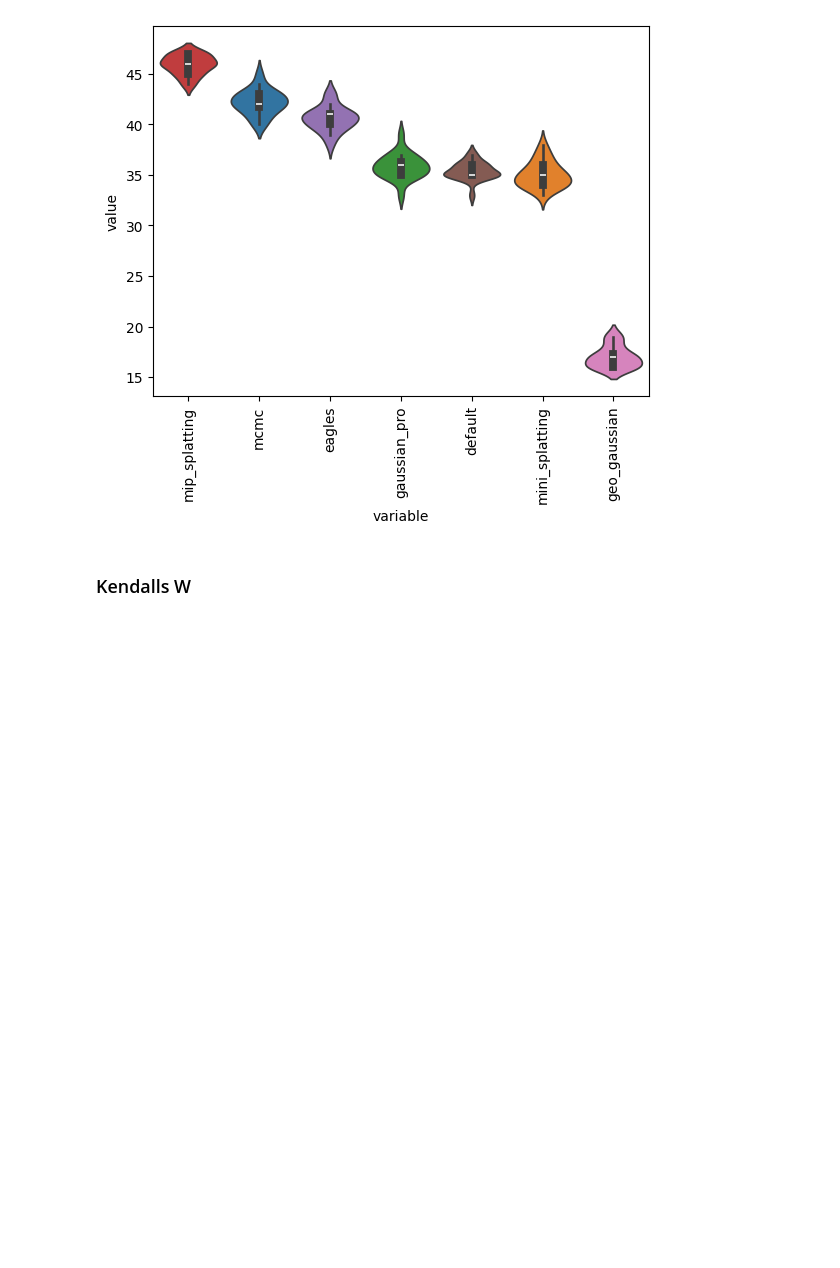
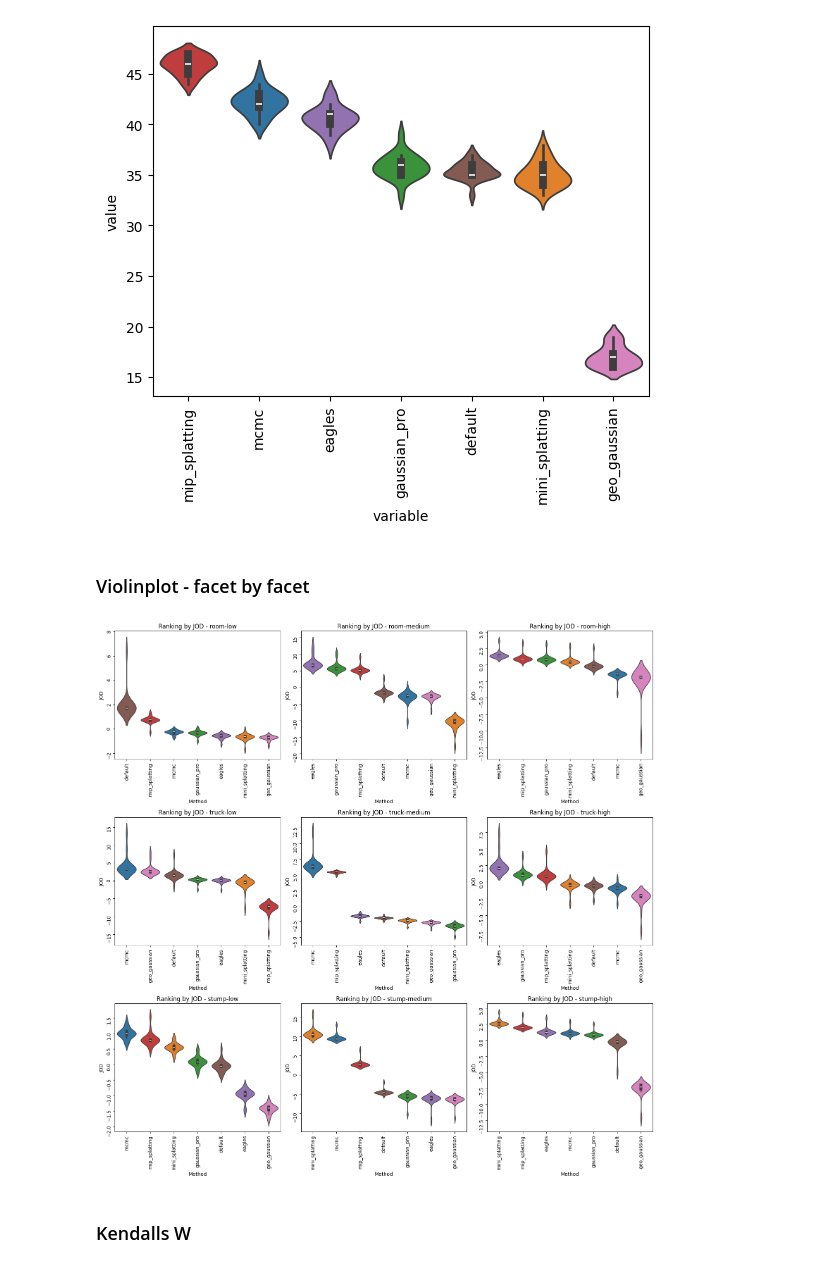
Before and after one commit to PaulErpen/final-data-analysis, a Jupyter notebook: joint-data-analysis.ipynb, the cells around one changed output. Cells and saved outputs as stored; diff of their text form; code cells hidden in the pictures; blank space fills up the shorter version.

Commit message:
Add method correlation CV

```diff
--- a/joint-data-analysis.ipynb
+++ b/joint-data-analysis.ipynb
@@ -384,7 +403,7 @@ def pca_project_facets(ax: plt.Axes, metric="ssim") -> None:
         ax.annotate(facet, (data_pca[i, 0], data_pca[i, 1]))
     ax.set_xlabel("PC1")
     ax.set_ylabel("PC2")
-    ax.set_title(f"PCA Projection of Methods ({metric})")
+    ax.set_title(f"PCA Projection of Facets ({metric})")
     ax.grid()
 
 fig, ax = plt.subplots(1, 3, figsize=(18, 5))
@@ -463,3 +482,5 @@ plt.xticks(rotation=90)
 plt.show()
 # %% [output]
 [figure]
+# %% [markdown]
+### Violinplot - facet by facet
@@ -466,3 +527,12 @@ plt.show()
+# %%
+fig, axs = plt.subplots(3, 3, figsize=(16, 16))
+for i, dataset in enumerate(["room", "truck", "stump"]):
+    for j, size in enumerate(["low", "medium", "high"]):
+        plot_facet_by_facet_jod_ranking(dataset, size, axs[i][j])
+plt.tight_layout()
+plt.show()
+# %% [output]
+[figure, added]
 # %% [markdown]
 ### Kendalls W
 # %%
```
Also changed, not shown: parts of 40 cells of this notebook.
